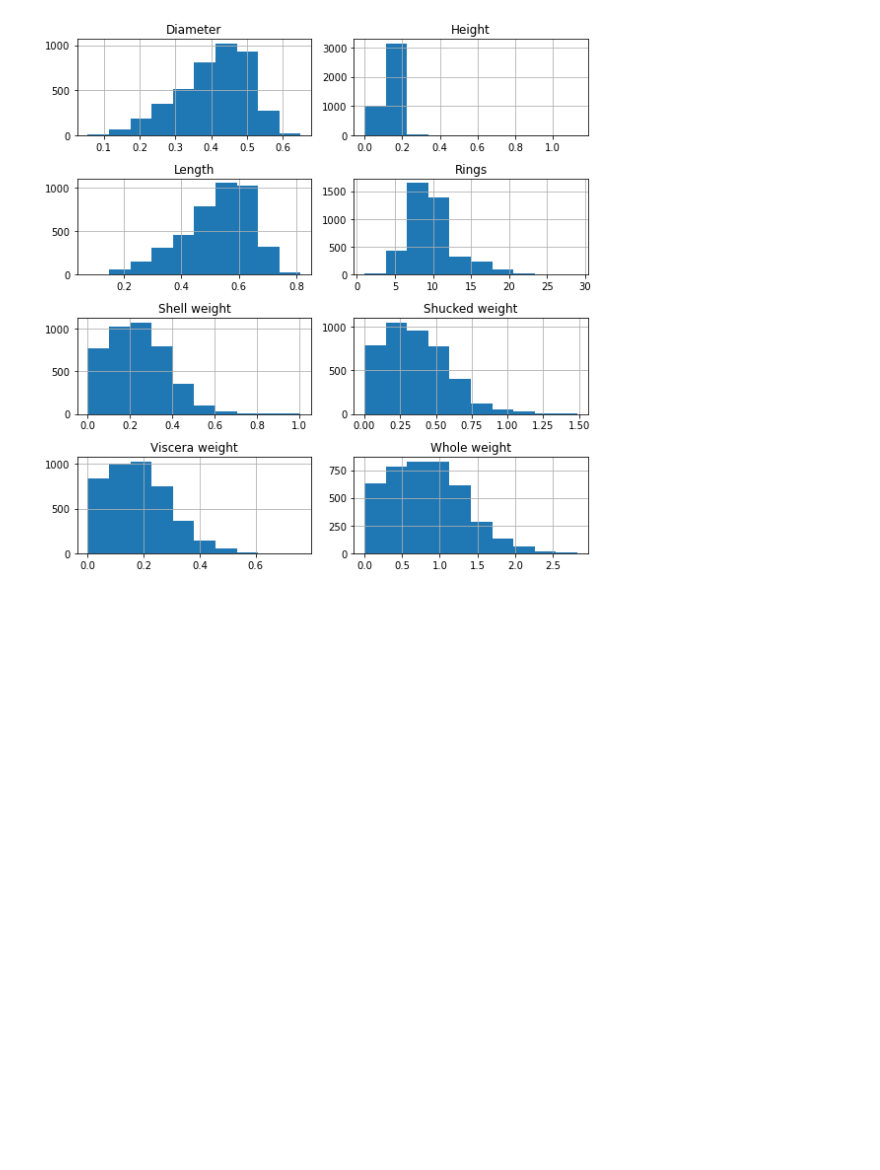
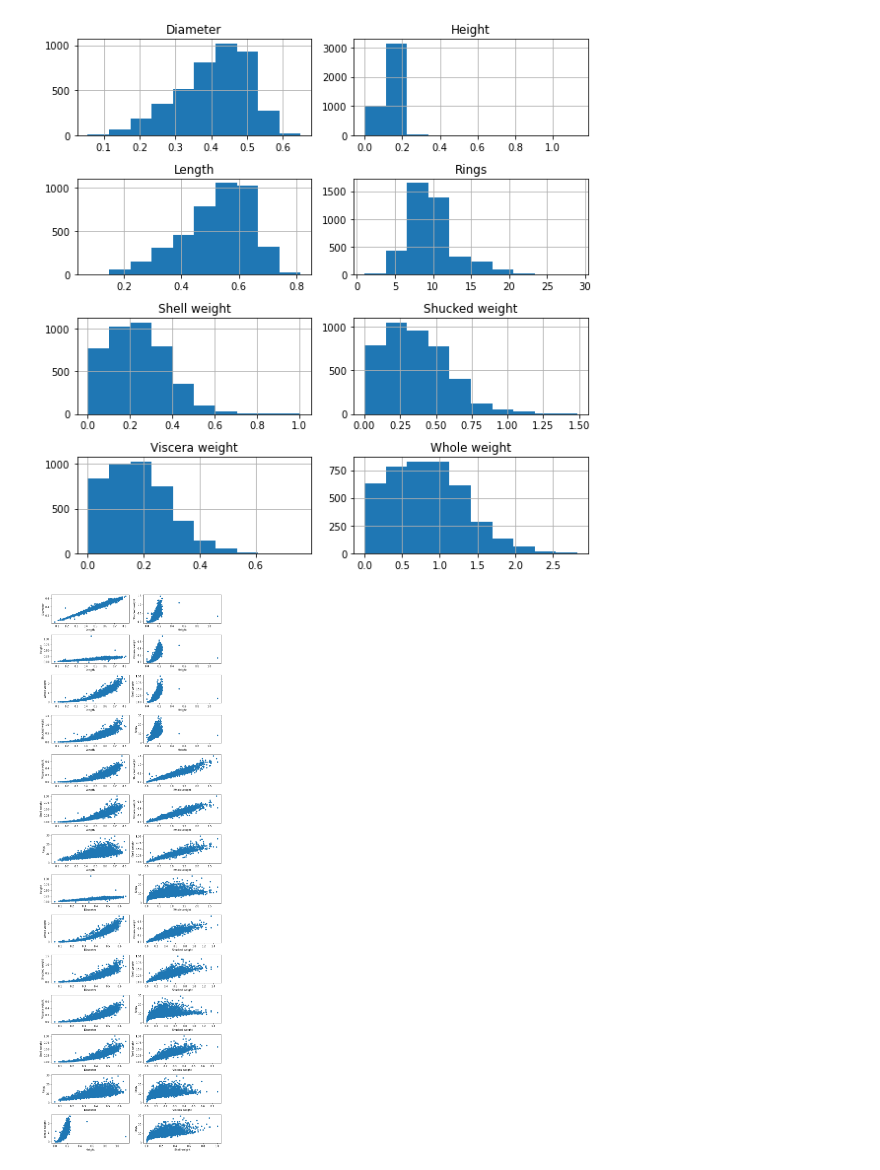
Before and after one commit to WojciechSova/pythonProject, a Jupyter notebook: Untitled.ipynb, the cells around one changed output. Saved outputs shown, nothing was run; the diff lists cells and outputs as text; code cells hidden in the pictures; blank space fills up the shorter version.

```diff
--- a/Untitled.ipynb
+++ b/Untitled.ipynb
@@ -70,9 +70,25 @@ plt.tight_layout()
 # %%
 # 4.2
 # scatter =  df.plot.scatter(df.columns[1:], df.columns[1:], layout=(14,2))
 # scatter = pd.plotting.scatter_matrix(df)
 #print(df.columns[1:])
 #scatter = df.plot(x=[in df.columns[1:]], y=[x for _ in df.columns[1:]], kind="scatter", subplots=True, sharey=True)
+
+fig, ax = plt.subplots(14, 2, figsize=(10, 30))
+i, j = 0, 0
+iterated_columns = []
+for column1 in df.columns[1:]:
+    iterated_columns.append(column1)
+    for column2 in df.columns[1:]:
+        if column2 not in iterated_columns:
+            df.plot.scatter(x=column1, y=column2, ax=ax[i][j])
+            i += 1
+            if i == 14:
+                i = 0
+                j = 1
+plt.tight_layout()
+# %% [output]
+[figure, added]
 # %%
 # 4.3
 cor = df.corr()
```
Also changed, not shown: parts of 4 cells of this notebook.
